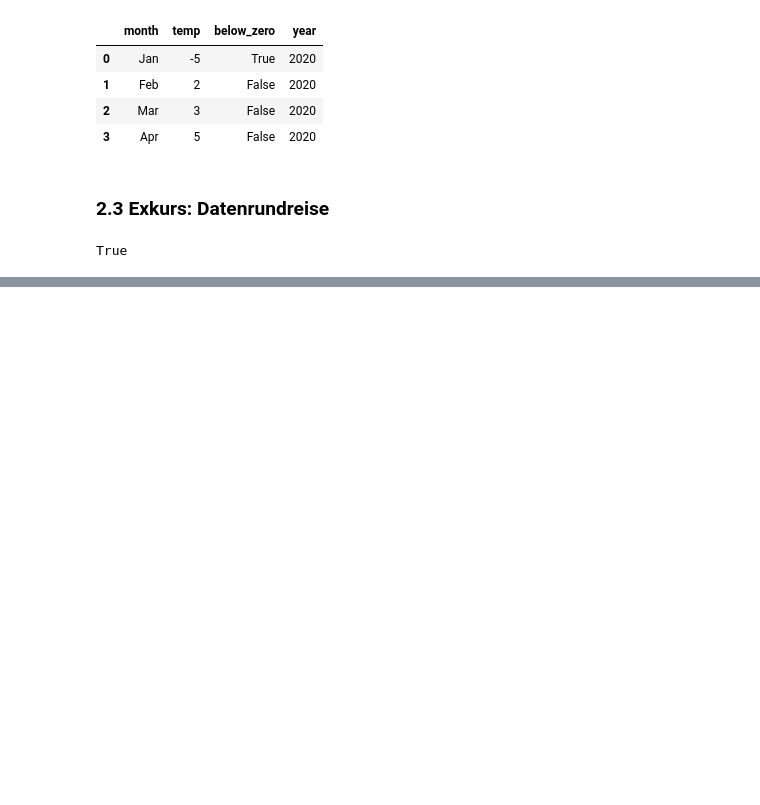
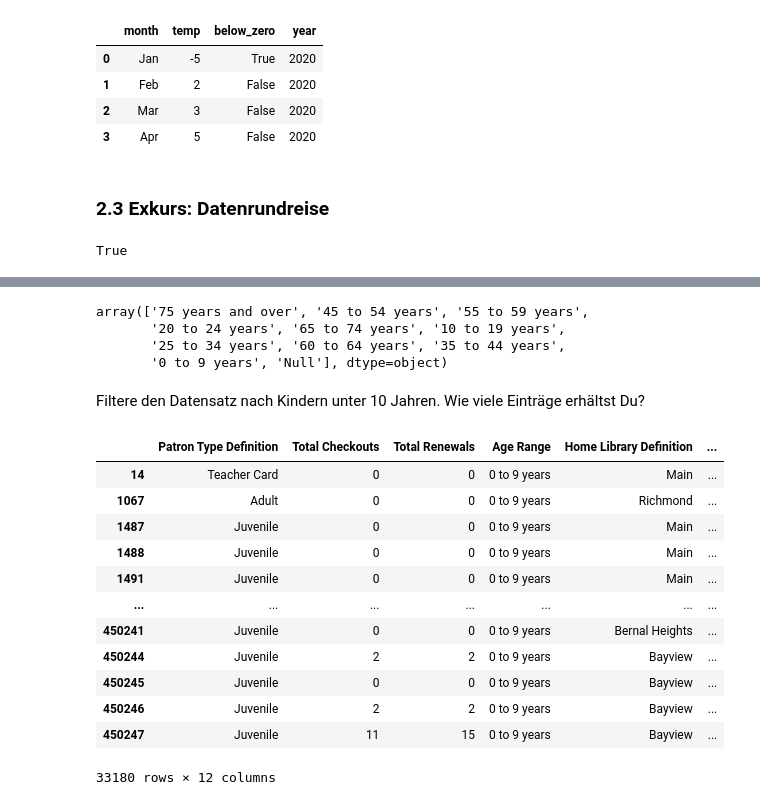
Before and after one commit to ottjannik/2024-2025-Data_Librarian_Jannik_Ott, a Jupyter notebook: Modul_3/notebooks/pandas_introduction.ipynb, the cells around one changed output, grey strips where cells are left out. Saved outputs shown, nothing was run; the diff lists cells and outputs as text; code cells hidden in the pictures; blank space fills up the shorter version.

```diff
--- a/Modul_3/notebooks/pandas_introduction.ipynb
+++ b/Modul_3/notebooks/pandas_introduction.ipynb
@@ -79,0 +170,26 @@ True
+# %%
+df_filtered['Age Range'].unique()
+# %% [output]
+array(['75 years and over', '45 to 54 years', '55 to 59 years',
+       '20 to 24 years', '65 to 74 years', '10 to 19 years',
+       '25 to 34 years', '60 to 64 years', '35 to 44 years',
+       '0 to 9 years', 'Null'], dtype=object)
+# %% [markdown]
+Filtere den Datensatz nach Kindern unter 10 Jahren. Wie viele Einträge erhältst Du?
+# %%
+child_filter = df_filtered['Age Range'] == '0 to 9 years'
+df_filtered.loc[child_filter]
+# %% [output]
+|  | Patron Type Definition | Total Checkouts | Total Renewals | Age Range | Home Library Definition | ... |
+| 14 | Teacher Card | 0 | 0 | 0 to 9 years | Main | ... |
+| 1067 | Adult | 0 | 0 | 0 to 9 years | Richmond | ... |
+| 1487 | Juvenile | 0 | 0 | 0 to 9 years | Main | ... |
+| 1488 | Juvenile | 0 | 0 | 0 to 9 years | Main | ... |
+| 1491 | Juvenile | 0 | 0 | 0 to 9 years | Main | ... |
+| ... | ... | ... | ... | ... | ... | ... |
+| 450241 | Juvenile | 0 | 0 | 0 to 9 years | Bernal Heights | ... |
+| 450244 | Juvenile | 2 | 2 | 0 to 9 years | Bayview | ... |
+| 450245 | Juvenile | 0 | 0 | 0 to 9 years | Bayview | ... |
+| 450246 | Juvenile | 2 | 2 | 0 to 9 years | Bayview | ... |
+| 450247 | Juvenile | 11 | 15 | 0 to 9 years | Bayview | ... |
+33180 rows × 12 columns
```
Also changed, not shown: parts of 42 cells of this notebook, 1 other file.
